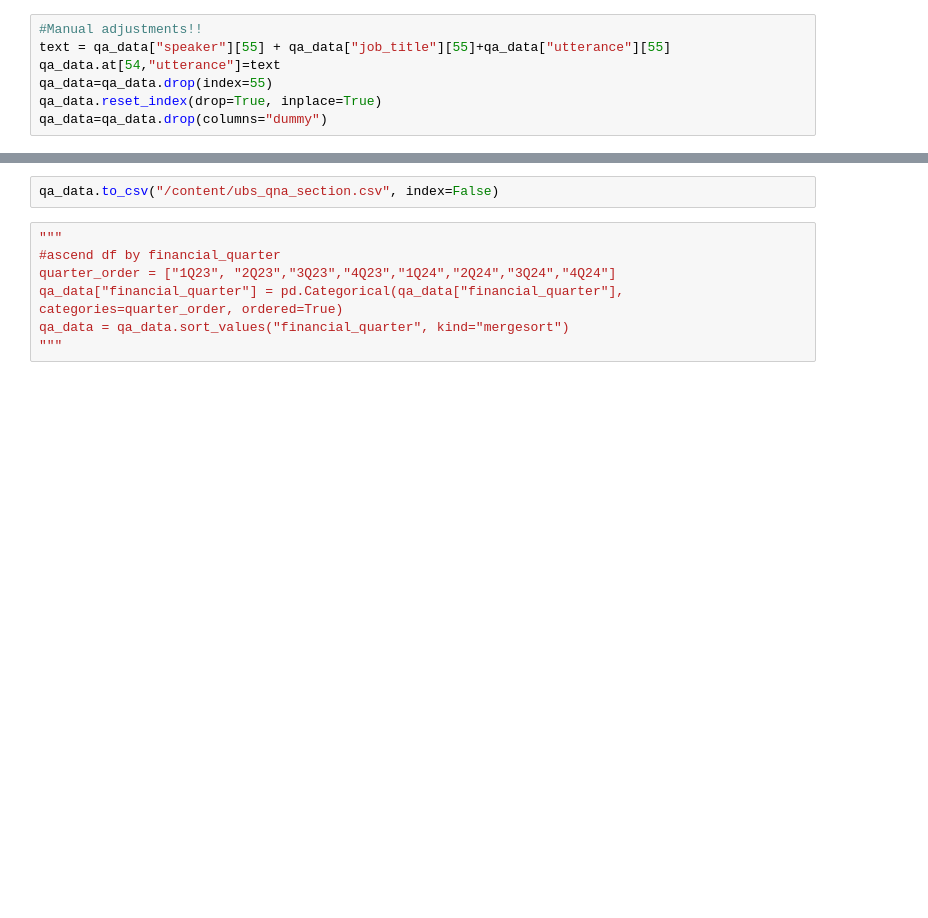
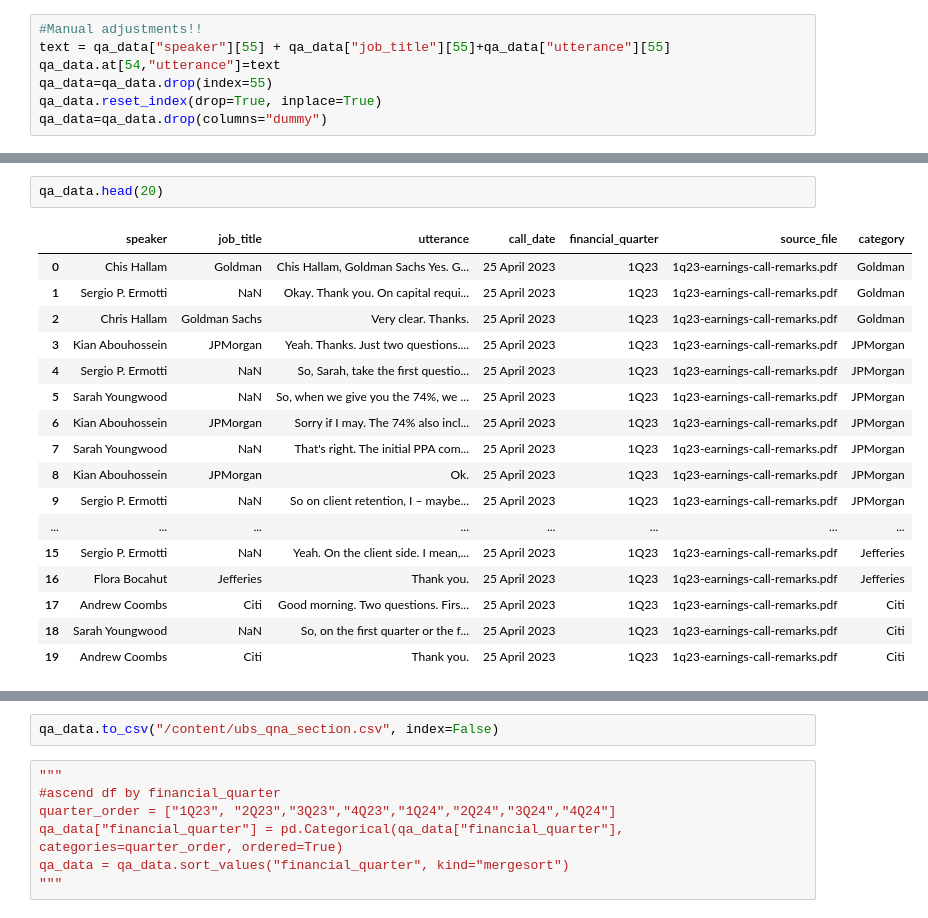
Before and after one commit to sheldonkemper/bank_of_england, a Jupyter notebook: notebooks/processed/ct_preprocessing_ubs_original.ipynb, the cells around one changed output, grey strips where cells are left out. Drawn from its saved outputs; the diff is of its cells as text; blank space fills up the shorter version.

```diff
--- a/notebooks/processed/ct_preprocessing_ubs_original.ipynb
+++ b/notebooks/processed/ct_preprocessing_ubs_original.ipynb
@@ -323,0 +327,20 @@ qa_data.head(60)
+# %%
+qa_data.head(20)
+# %% [output]
+|  | speaker | job_title | utterance | call_date | financial_quarter | source_file | category |
+| 0 | Chis Hallam | Goldman | Chis Hallam, Goldman Sachs Yes. G... | 25 April 2023 | 1Q23 | 1q23-earnings-call-remarks.pdf | Goldman |
+| 1 | Sergio P. Ermotti | NaN | Okay. Thank you. On capital requi... | 25 April 2023 | 1Q23 | 1q23-earnings-call-remarks.pdf | Goldman |
+| 2 | Chris Hallam | Goldman Sachs | Very clear. Thanks. | 25 April 2023 | 1Q23 | 1q23-earnings-call-remarks.pdf | Goldman |
+| 3 | Kian Abouhossein | JPMorgan | Yeah. Thanks. Just two questions.... | 25 April 2023 | 1Q23 | 1q23-earnings-call-remarks.pdf | JPMorgan |
+| 4 | Sergio P. Ermotti | NaN | So, Sarah, take the first questio... | 25 April 2023 | 1Q23 | 1q23-earnings-call-remarks.pdf | JPMorgan |
+| 5 | Sarah Youngwood | NaN | So, when we give you the 74%, we ... | 25 April 2023 | 1Q23 | 1q23-earnings-call-remarks.pdf | JPMorgan |
+| 6 | Kian Abouhossein | JPMorgan | Sorry if I may. The 74% also incl... | 25 April 2023 | 1Q23 | 1q23-earnings-call-remarks.pdf | JPMorgan |
+| 7 | Sarah Youngwood | NaN | That's right. The initial PPA com... | 25 April 2023 | 1Q23 | 1q23-earnings-call-remarks.pdf | JPMorgan |
+| 8 | Kian Abouhossein | JPMorgan | Ok. | 25 April 2023 | 1Q23 | 1q23-earnings-call-remarks.pdf | JPMorgan |
+| 9 | Sergio P. Ermotti | NaN | So on client retention, I – maybe... | 25 April 2023 | 1Q23 | 1q23-earnings-call-remarks.pdf | JPMorgan |
+| ... | ... | ... | ... | ... | ... | ... | ... |
+| 15 | Sergio P. Ermotti | NaN | Yeah. On the client side. I mean,... | 25 April 2023 | 1Q23 | 1q23-earnings-call-remarks.pdf | Jefferies |
+| 16 | Flora Bocahut | Jefferies | Thank you. | 25 April 2023 | 1Q23 | 1q23-earnings-call-remarks.pdf | Jefferies |
+| 17 | Andrew Coombs | Citi | Good morning. Two questions. Firs... | 25 April 2023 | 1Q23 | 1q23-earnings-call-remarks.pdf | Citi |
+| 18 | Sarah Youngwood | NaN | So, on the first quarter or the f... | 25 April 2023 | 1Q23 | 1q23-earnings-call-remarks.pdf | Citi |
+| 19 | Andrew Coombs | Citi | Thank you. | 25 April 2023 | 1Q23 | 1q23-earnings-call-remarks.pdf | Citi |
```
Also changed, not shown: parts of 5 cells of this notebook.
